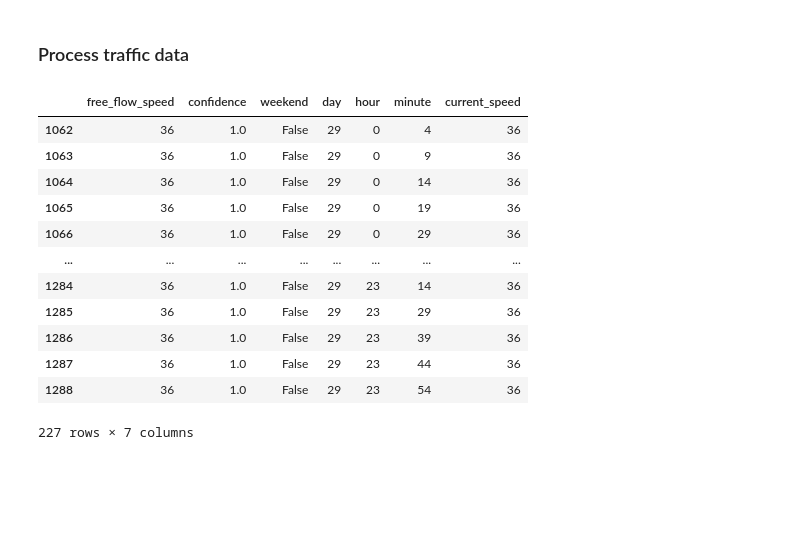
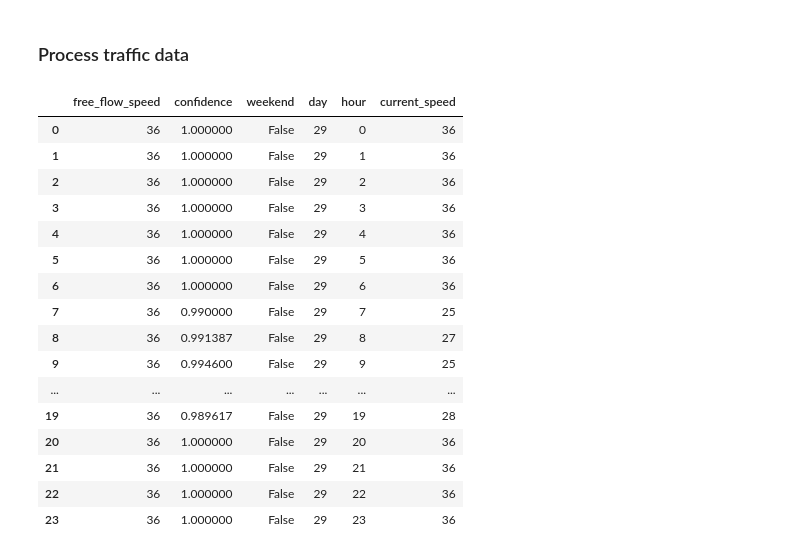
Before and after one commit to FlyingFish760/ID2223_project, a Jupyter notebook: get_testset.ipynb, the cells around one changed output. Cells and saved outputs as stored; diff of their text form; code cells hidden in the pictures; blank space fills up the shorter version.

```diff
--- a/get_testset.ipynb
+++ b/get_testset.ipynb
@@ -24,25 +24,39 @@ traffic_fv = fs.get_feature_view(
     version=4,
 )
 # %%
-traffic_train = traffic_fv.get_training_data(training_dataset_version=2)
+traffic_test = traffic_fv.get_training_data(training_dataset_version=2)
 # %%
-traffic_train = pd.concat([traffic_train[0], traffic_train[1]], axis=1)
+traffic_test = pd.concat([traffic_test[0], traffic_test[1]], axis=1)
 # %%
 # Extract day 29 as a testset
-traffic_train  = traffic_train[(traffic_train['day']==29)]
+traffic_test  = traffic_test[(traffic_test['day']==29)]
-# %%
-traffic_train
-# %% [output]
-|  | free_flow_speed | confidence | weekend | day | hour | minute | current_speed |
-| 1062 | 36 | 1.0 | False | 29 | 0 | 4 | 36 |
-| 1063 | 36 | 1.0 | False | 29 | 0 | 9 | 36 |
-| 1064 | 36 | 1.0 | False | 29 | 0 | 14 | 36 |
-| 1065 | 36 | 1.0 | False | 29 | 0 | 19 | 36 |
-| 1066 | 36 | 1.0 | False | 29 | 0 | 29 | 36 |
-| ... | ... | ... | ... | ... | ... | ... | ... |
-| 1284 | 36 | 1.0 | False | 29 | 23 | 14 | 36 |
-| 1285 | 36 | 1.0 | False | 29 | 23 | 29 | 36 |
-| 1286 | 36 | 1.0 | False | 29 | 23 | 39 | 36 |
-| 1287 | 36 | 1.0 | False | 29 | 23 | 44 | 36 |
-| 1288 | 36 | 1.0 | False | 29 | 23 | 54 | 36 |
-227 rows × 7 columns
+# %%
+# Make a segment of traffic data every hour (use the first data per hour)
+columns = ['free_flow_speed', 'confidence', 'weekend', 'day', 'hour', 'current_speed']
+traffic_test_new = pd.DataFrame(columns=columns)
+for hour in range(24):
+    first_data_per_hour = traffic_test[(traffic_test['hour']==hour)].iloc[0]
+    new_data = {}
+    for column in columns:
+        new_data[f'{column}']=first_data_per_hour[f'{column}']
+    traffic_test_new.loc[len(traffic_test_new)] = new_data
+
+traffic_test_new
+# %% [output]
+|  | free_flow_speed | confidence | weekend | day | hour | current_speed |
+| 0 | 36 | 1.000000 | False | 29 | 0 | 36 |
+| 1 | 36 | 1.000000 | False | 29 | 1 | 36 |
+| 2 | 36 | 1.000000 | False | 29 | 2 | 36 |
+| 3 | 36 | 1.000000 | False | 29 | 3 | 36 |
+| 4 | 36 | 1.000000 | False | 29 | 4 | 36 |
+| 5 | 36 | 1.000000 | False | 29 | 5 | 36 |
+| 6 | 36 | 1.000000 | False | 29 | 6 | 36 |
+| 7 | 36 | 0.990000 | False | 29 | 7 | 25 |
+| 8 | 36 | 0.991387 | False | 29 | 8 | 27 |
+| 9 | 36 | 0.994600 | False | 29 | 9 | 25 |
+| ... | ... | ... | ... | ... | ... | ... |
+| 19 | 36 | 0.989617 | False | 29 | 19 | 28 |
+| 20 | 36 | 1.000000 | False | 29 | 20 | 36 |
+| 21 | 36 | 1.000000 | False | 29 | 21 | 36 |
+| 22 | 36 | 1.000000 | False | 29 | 22 | 36 |
+| 23 | 36 | 1.000000 | False | 29 | 23 | 36 |
```
Also changed, not shown: parts of 11 cells of this notebook, 6 other files.
